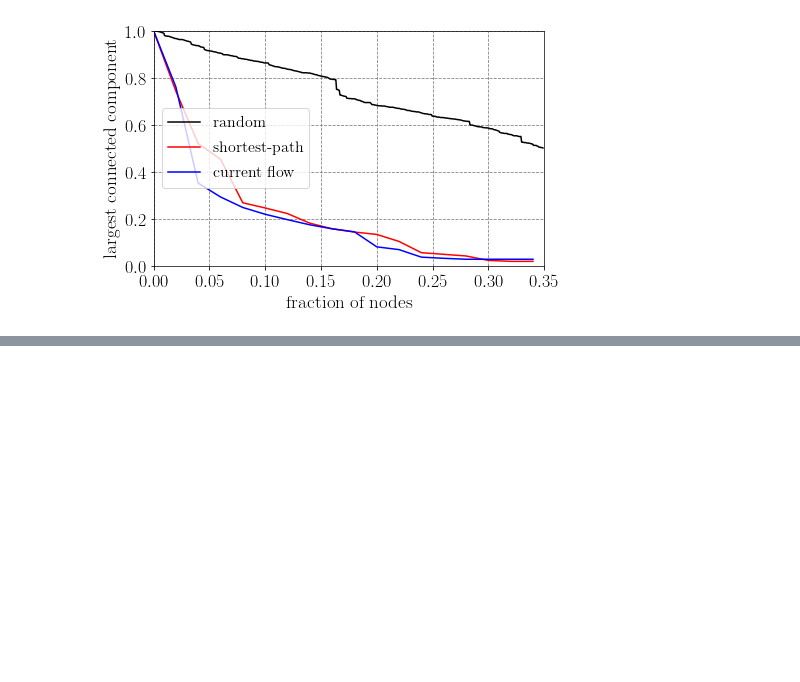
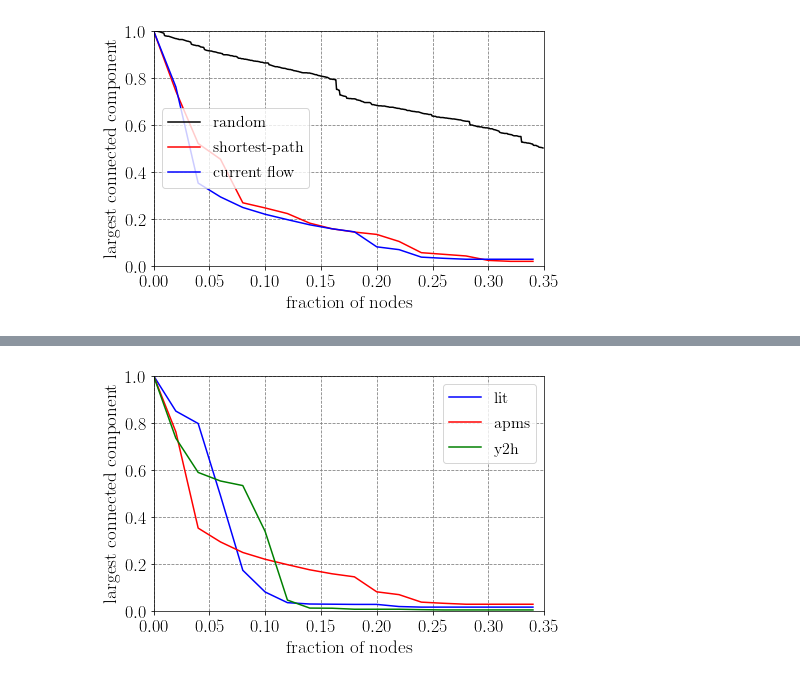
Before and after one commit to ignaciosticco/tp2, a Jupyter notebook: tp2.ipynb, the cells around one changed output, grey strips where cells are left out. Drawn from its saved outputs; the diff is of its cells as text; code cells hidden in the pictures; blank space fills up the shorter version.

```diff
--- a/tp2.ipynb
+++ b/tp2.ipynb
@@ -415,0 +454,2 @@ plt.show()
+# %%
+resultado_current_flow2_LIT = funcion_remove_cf2(G_LIT,35)
@@ -415,0 +463,2 @@ plt.show()
+# %%
+resultado_current_flow2_Y2H = funcion_remove_cf2(G_Y2H,35)
@@ -415,0 +470,14 @@ plt.show()
+# %%
+plt.plot(resultado_current_flow2_LIT[0],resultado_current_flow2_LIT[1],'-b',label='lit')
+plt.plot(resultado_current_flow2_APMS[0],resultado_current_flow2_APMS[1],'-r',label='apms')
+plt.plot(resultado_current_flow2_Y2H[0],resultado_current_flow2_Y2H[1],'-g',label='y2h')
+#plt.plot(resultado_current_flow2_LIT-Reguly[0],resultado_current_flow2_LIT-Reguly[1],'-k',label='lit reguly')
+pylab.xlabel('fraction of nodes')
+pylab.ylabel('largest connected component')
+plt.grid(color='gray', linestyle='--')
+pylab.ylim(0, 1.0)
+pylab.xlim(0, 0.35)
+plt.legend()
+plt.show()
+# %% [output]
+[figure, added]
```
Also changed, not shown: parts of 24 cells of this notebook.
